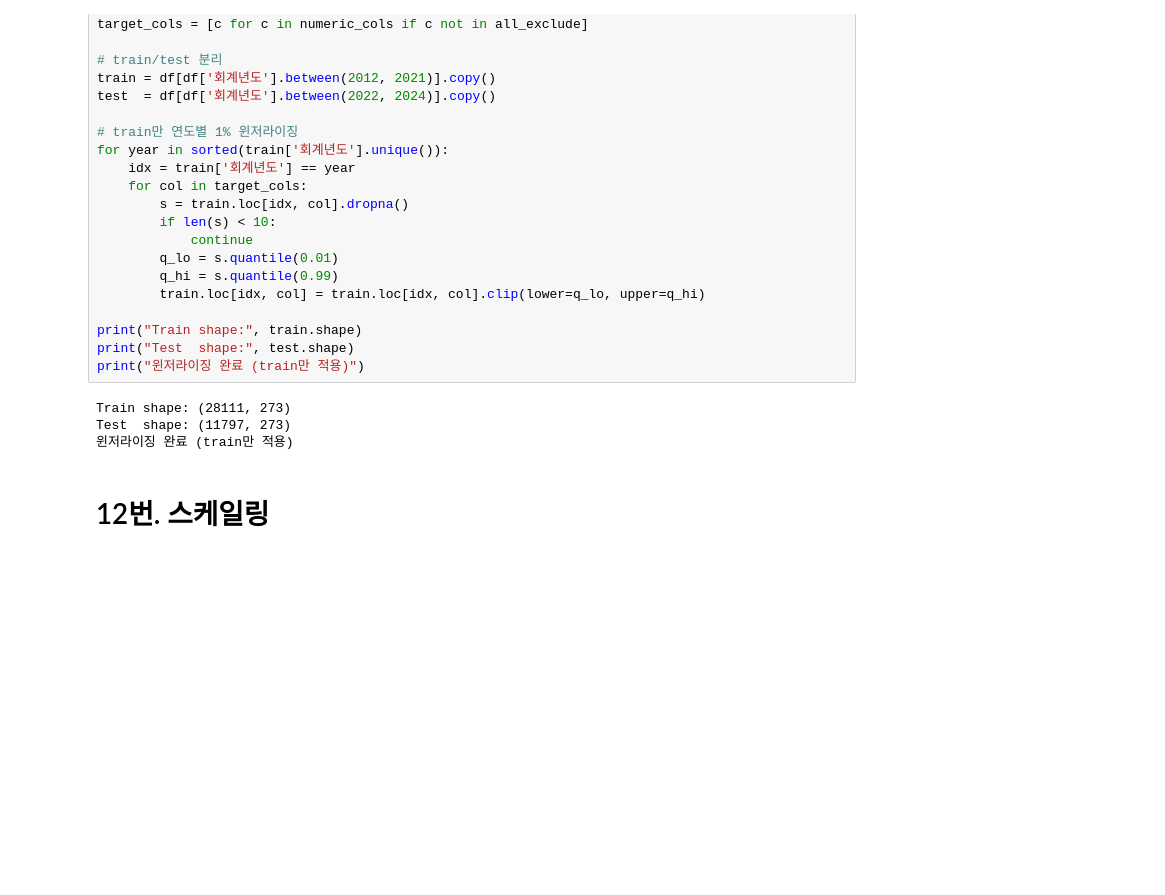
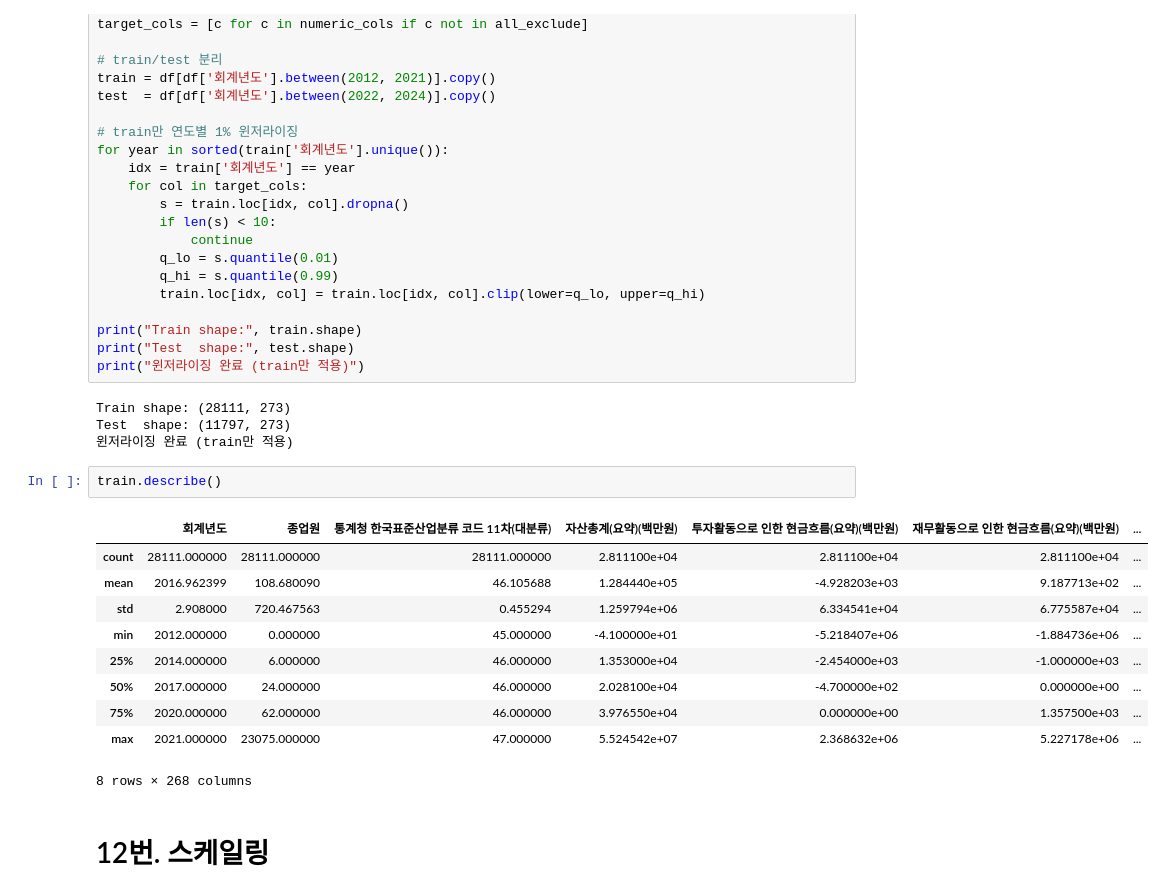
Before and after one commit to hyewonKo/corporate-bankruptcy, a Jupyter notebook: 데이터 전처리/10,11,12번. train,test셋 및 이상치 및 스케일링 처리.ipynb, the cells around one changed output. Drawn from its saved outputs; the diff is of its cells as text; blank space fills up the shorter version.

```diff
--- a/데이터 전처리/10,11,12번. train,test셋 및 이상치 및 스케일링 처리.ipynb
+++ b/데이터 전처리/10,11,12번. train,test셋 및 이상치 및 스케일링 처리.ipynb
@@ -152,6 +149,19 @@ print("윈저라이징 완료 (train만 적용)")
 Train shape: (28111, 273)
 Test  shape: (11797, 273)
 윈저라이징 완료 (train만 적용)
+# %%
+train.describe()
+# %% [output]
+|  | 회계년도 | 종업원 | 통계청 한국표준산업분류 코드 11차(대분류) | 자산총계(요약)(백만원) | 투자활동으로 인한 현금흐름(요약)(백만원) | 재무활동으로 인한 현금흐름(요약)(백만원) | ... |
+| count | 28111.000000 | 28111.000000 | 28111.000000 | 2.811100e+04 | 2.811100e+04 | 2.811100e+04 | ... |
+| mean | 2016.962399 | 108.680090 | 46.105688 | 1.284440e+05 | -4.928203e+03 | 9.187713e+02 | ... |
+| std | 2.908000 | 720.467563 | 0.455294 | 1.259794e+06 | 6.334541e+04 | 6.775587e+04 | ... |
+| min | 2012.000000 | 0.000000 | 45.000000 | -4.100000e+01 | -5.218407e+06 | -1.884736e+06 | ... |
+| 25% | 2014.000000 | 6.000000 | 46.000000 | 1.353000e+04 | -2.454000e+03 | -1.000000e+03 | ... |
+| 50% | 2017.000000 | 24.000000 | 46.000000 | 2.028100e+04 | -4.700000e+02 | 0.000000e+00 | ... |
+| 75% | 2020.000000 | 62.000000 | 46.000000 | 3.976550e+04 | 0.000000e+00 | 1.357500e+03 | ... |
+| max | 2021.000000 | 23075.000000 | 47.000000 | 5.524542e+07 | 2.368632e+06 | 5.227178e+06 | ... |
+8 rows × 268 columns
 # %% [markdown]
 # 12번. 스케일링
 # %% [markdown]
```
Also changed, not shown: parts of 1 cell of this notebook, 1 other file.
